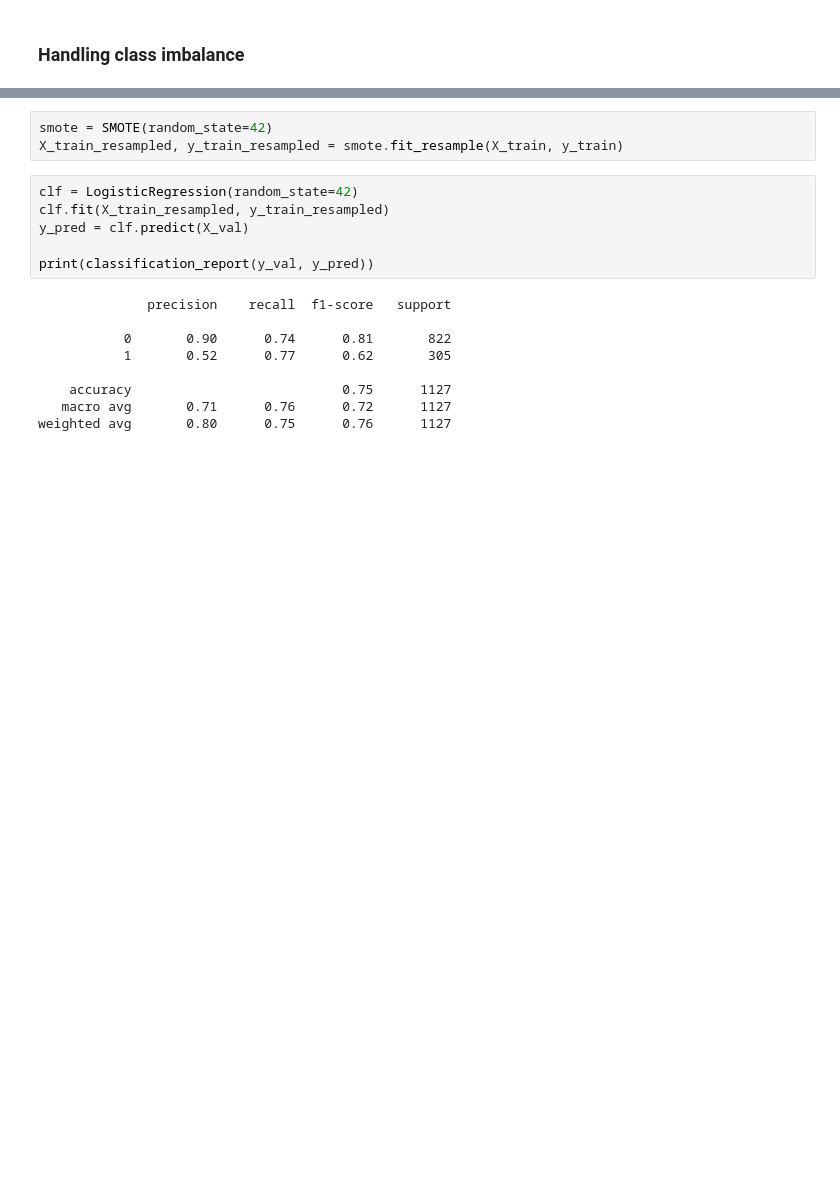
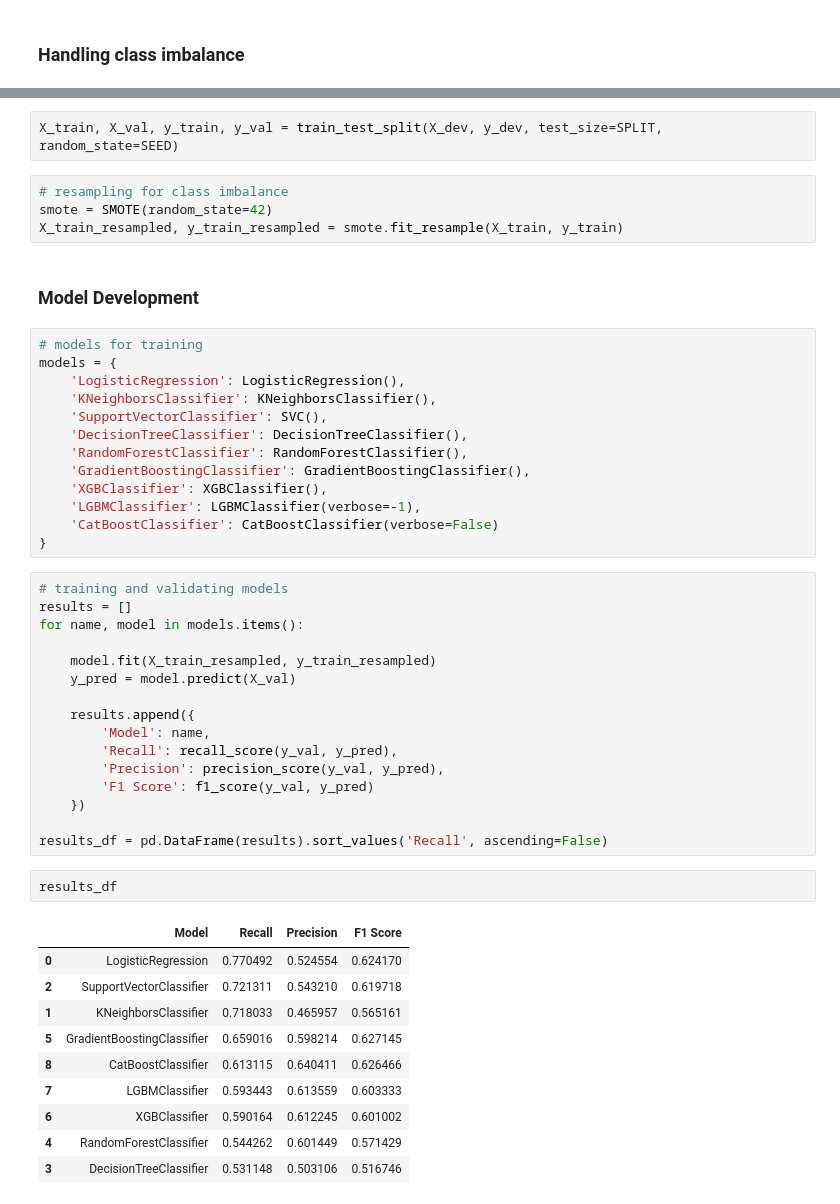
Before and after one commit to ansariafzal-ka/MLOPs-Churn-Prediction, a Jupyter notebook: api/src/notebooks/model_training.ipynb, the cells around one changed output, grey strips where cells are left out. Cells and saved outputs as stored; diff of their text form; blank space fills up the shorter version.

Commit message:
model training started

```diff
--- a/api/src/notebooks/model_training.ipynb
+++ b/api/src/notebooks/model_training.ipynb
@@ -39,18 +43,50 @@ X_train, X_val, y_train, y_val = train_test_split(X, y, test_size=0.2, random_st
+# %%
+X_train, X_val, y_train, y_val = train_test_split(X_dev, y_dev, test_size=SPLIT, random_state=SEED)
 # %%
+# resampling for class imbalance
 smote = SMOTE(random_state=42)
 X_train_resampled, y_train_resampled = smote.fit_resample(X_train, y_train)
-# %%
-clf = LogisticRegression(random_state=42)
-clf.fit(X_train_resampled, y_train_resampled)
-y_pred = clf.predict(X_val)
-
-print(classification_report(y_val, y_pred))
-# %% [output]
-              precision    recall  f1-score   support
-
-           0       0.90      0.74      0.81       822
-           1       0.52      0.77      0.62       305
-
-    accuracy                           0.75      1127
-   macro avg       0.71      0.76      0.72      1127
-weighted avg       0.80      0.75      0.76      1127
+# %% [markdown]
+### Model Development
+# %%
+# models for training
+models = {
+    'LogisticRegression': LogisticRegression(),
+    'KNeighborsClassifier': KNeighborsClassifier(),
+    'SupportVectorClassifier': SVC(),
+    'DecisionTreeClassifier': DecisionTreeClassifier(),
+    'RandomForestClassifier': RandomForestClassifier(),
+    'GradientBoostingClassifier': GradientBoostingClassifier(),
+    'XGBClassifier': XGBClassifier(),
+    'LGBMClassifier': LGBMClassifier(verbose=-1),
+    'CatBoostClassifier': CatBoostClassifier(verbose=False)
+}
+# %%
+# training and validating models
+results = []
+for name, model in models.items():
+
+    model.fit(X_train_resampled, y_train_resampled)
+    y_pred = model.predict(X_val)
+
+    results.append({
+        'Model': name,
+        'Recall': recall_score(y_val, y_pred),
+        'Precision': precision_score(y_val, y_pred),
+        'F1 Score': f1_score(y_val, y_pred)
+    })
+
+results_df = pd.DataFrame(results).sort_values('Recall', ascending=False)
+# %%
+results_df
+# %% [output]
+|  | Model | Recall | Precision | F1 Score |
+| 0 | LogisticRegression | 0.770492 | 0.524554 | 0.624170 |
+| 2 | SupportVectorClassifier | 0.721311 | 0.543210 | 0.619718 |
+| 1 | KNeighborsClassifier | 0.718033 | 0.465957 | 0.565161 |
+| 5 | GradientBoostingClassifier | 0.659016 | 0.598214 | 0.627145 |
+| 8 | CatBoostClassifier | 0.613115 | 0.640411 | 0.626466 |
+| 7 | LGBMClassifier | 0.593443 | 0.613559 | 0.603333 |
+| 6 | XGBClassifier | 0.590164 | 0.612245 | 0.601002 |
+| 4 | RandomForestClassifier | 0.544262 | 0.601449 | 0.571429 |
+| 3 | DecisionTreeClassifier | 0.531148 | 0.503106 | 0.516746 |
```
Also changed, not shown: parts of 12 cells of this notebook, 4 other files.
